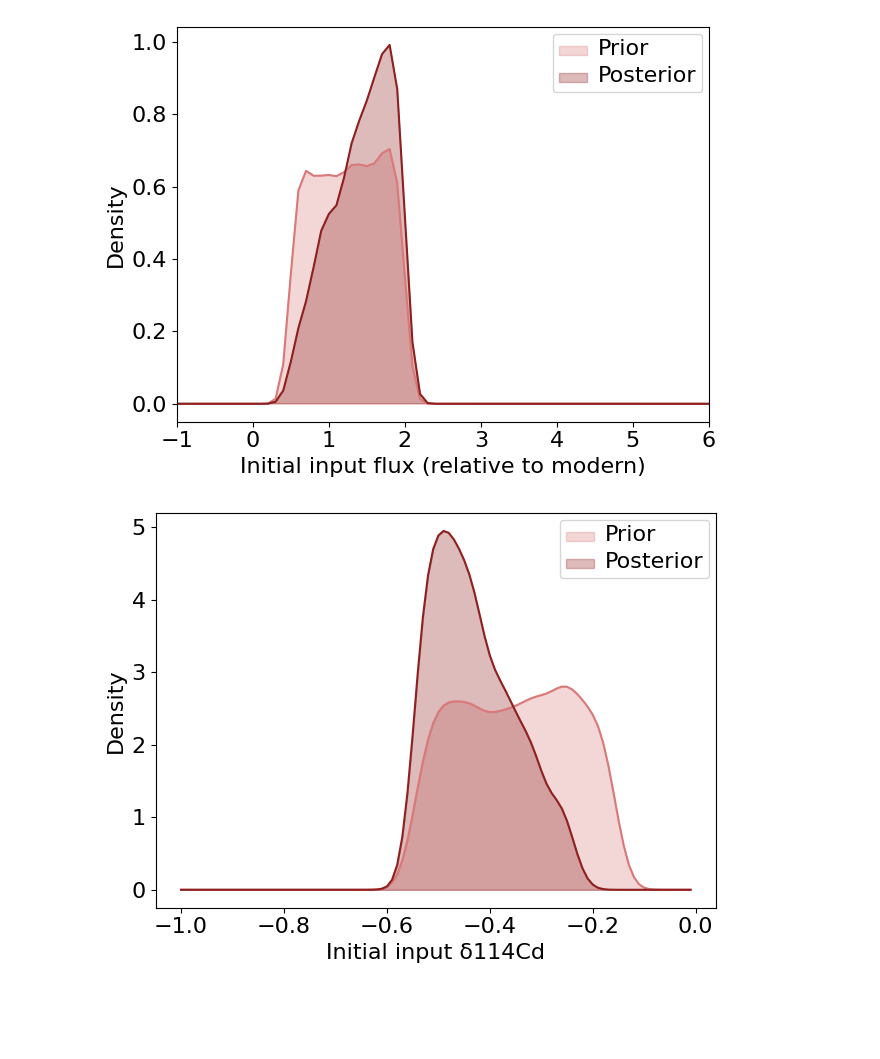
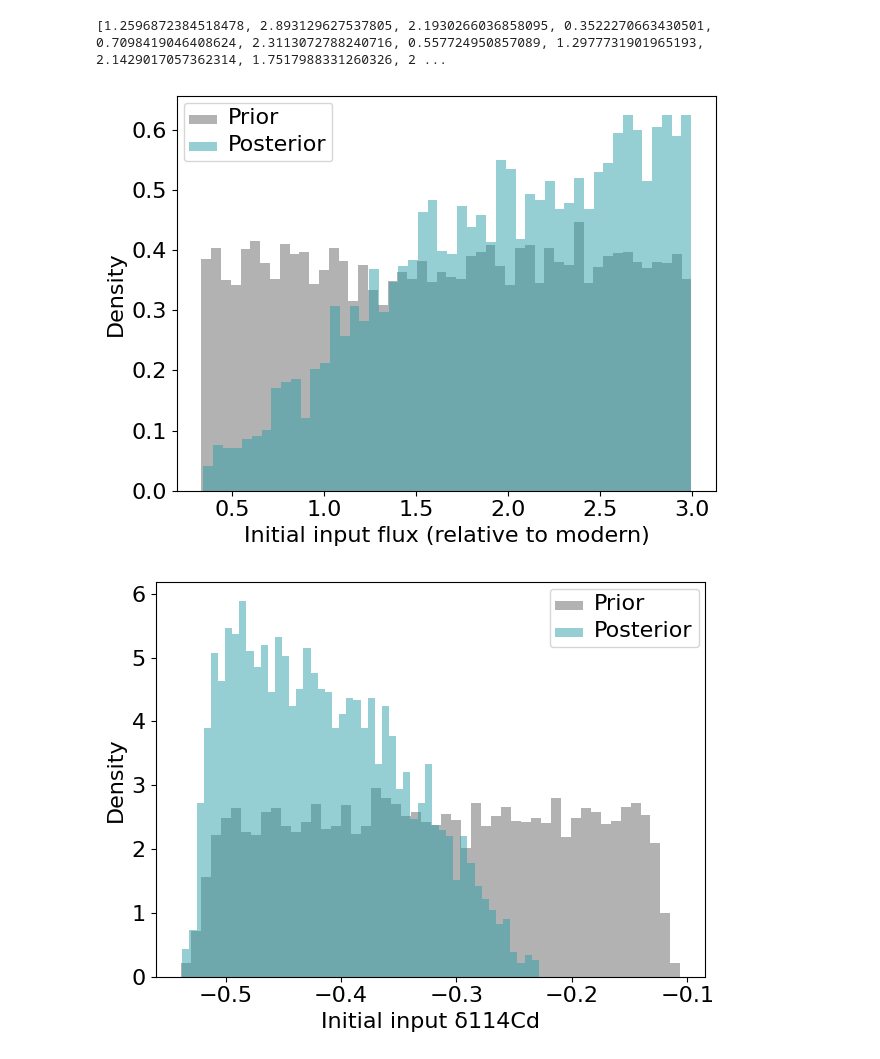
Before and after one commit to DISTILL-RHUL/petm-cadmium-carbon, a Jupyter notebook: plot_invert_organic.ipynb, the cells around one changed output. Cells and saved outputs as stored; diff of their text form; code cells hidden in the pictures; blank space fills up the shorter version.

```diff
--- a/plot_invert_organic.ipynb
+++ b/plot_invert_organic.ipynb
@@ -417,60 +463,51 @@ Text(0, 0.5, 'Organic Carbon Burial\n (relative to initial)')
 # %%
-prior_initial_input_fluxes = numpy.array([model["input_mass"][0]/30000000.0 for model in prior_results])
-posterior_initial_input_fluxes = numpy.array([model["input_mass"][0]/30000000.0 for model in posterior_results])
+original_input_isotopes = json.load(open('./data/output/original_initial_conditions.json','r'))['input_multiplier']
+prior_initial_input_isotopes = numpy.array([model["input_mass"][0]/30000000.0 for model in prior_results])
+posterior_initial_input_isotopes = numpy.array([model["input_mass"][0]/30000000.0 for model in posterior_results])
+
+print(original_input_isotopes)
 
 figure = pyplot.figure()
 axes = figure.add_subplot(111)
 
-kde_x = numpy.arange(-10,10,0.1)
-prior_kde = scipy.stats.gaussian_kde(prior_initial_input_fluxes)
-posterior_kde = scipy.stats.gaussian_kde(posterior_initial_input_fluxes)
-
-axes.plot(kde_x,prior_kde(kde_x),color="#d97979")
-axes.plot(kde_x,posterior_kde(kde_x),color="#8f2020")
-
-handle_0 = axes.fill_between(kde_x,prior_kde(kde_x),color="#d97979",alpha=0.3)
-handle_1 = axes.fill_between(kde_x,posterior_kde(kde_x),color="#8f2020",alpha=0.3)
+axes.hist(original_input_isotopes,bins=50,density=True,color="#666666",alpha=0.5)
+# axes.hist(prior_initial_input_isotopes,bins=50,density=True,color="#94babd",alpha=0.5)
+axes.hist(posterior_initial_input_isotopes,bins=50,density=True,color="#2ea0a8",alpha=0.5)
 
 axes.set_xlabel("Initial input flux (relative to modern)")
 axes.set_ylabel("Density")
 
-axes.set_xlim((-1.0,6.0))
-
-# Legend
-axes.legend([handle_0,handle_1],["Prior","Posterior"])
+axes.legend(["Prior","Posterior"])
+# # Legend
+# axes.legend([handle_0,handle_1],["Prior","Posterior"])
 
 # Change the font size
 for item in ([axes.title, axes.xaxis.label, axes.yaxis.label] +
              axes.get_xticklabels() + axes.get_yticklabels() + axes.get_legend().get_texts()):
     item.set_fontsize(16)
 
-
 figure.tight_layout()
 figure.savefig("./figures/cadmium_initial_input_flux.png",transparent=True)
 # %% [output]
+[1.2596872384518478, 2.893129627537805, 2.1930266036858095, 0.3522270663430501, 0.7098419046408624, 2.3113072788240716, 0.557724950857089, 1.2977731901965193, 2.1429017057362314, 1.7517988331260326, 2 ...
-[figure, old version]
+[figure, new version]
 # %%
+original_input_isotopes = json.load(open('./data/output/original_initial_conditions.json','r'))['input_isotopes']
 prior_initial_input_isotopes = numpy.array([model["input_δ114Cd"][0] for model in prior_results])
 posterior_initial_input_isotopes = numpy.array([model["input_δ114Cd"][0] for model in posterior_results])
 
 figure = pyplot.figure()
 axes = figure.add_subplot(111)
 
-kde_x = numpy.arange(-1,0,0.01)
-prior_kde = scipy.stats.gaussian_kde(prior_initial_input_isotopes)
-posterior_kde = scipy.stats.gaussian_kde(posterior_initial_input_isotopes)
-
-axes.plot(kde_x,prior_kde(kde_x),color="#d97979")
-axes.plot(kde_x,posterior_kde(kde_x),color="#8f2020")
-
-handle_0 = axes.fill_between(kde_x,prior_kde(kde_x),color="#d97979",alpha=0.3)
-handle_1 = axes.fill_between(kde_x,posterior_kde(kde_x),color="#8f2020",alpha=0.3)
+axes.hist(original_input_isotopes,bins=50,density=True,color="#666666",alpha=0.5)
+# axes.hist(prior_initial_input_isotopes,bins=100,density=True,color="#94babd",alpha=0.5)
+axes.hist(posterior_initial_input_isotopes,bins=50,density=True,color="#2ea0a8",alpha=0.5)
 
 axes.set_xlabel("Initial input δ114Cd")
 axes.set_ylabel("Density")
 
-# Legend
-axes.legend([handle_0,handle_1],["Prior","Posterior"])
+# # Legend
+axes.legend(["Prior","Posterior"])
 
 # Change the font size
 for item in ([axes.title, axes.xaxis.label, axes.yaxis.label] +
@@ -480,5 +517,5 @@ for item in ([axes.title, axes.xaxis.label, axes.yaxis.label] +
 figure.tight_layout()
 figure.savefig("./figures/cadmium_initial_input_isotopes.png",transparent=True)
 # %% [output]
-[figure, old version]
+[figure, new version]
 # %%
```
Also changed, not shown: parts of 16 cells of this notebook, 8 other files.
